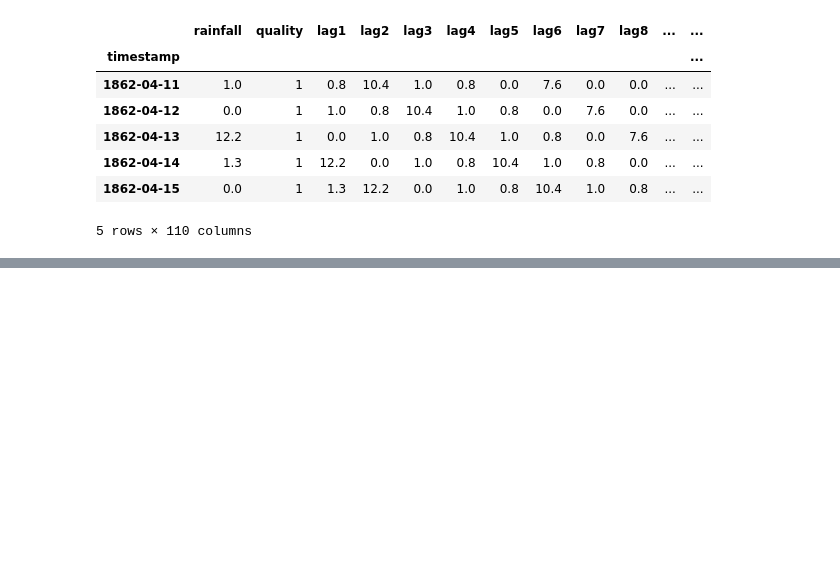
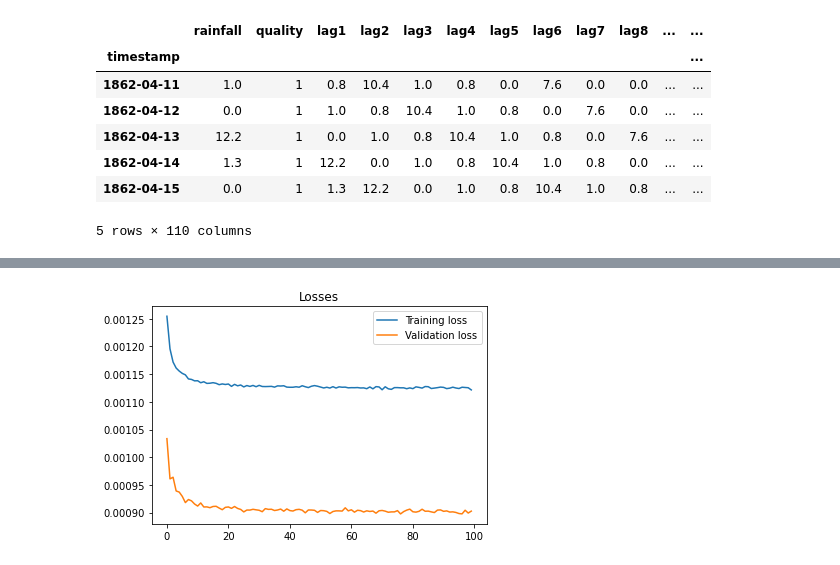
Before and after one commit to JackMcKew/jackmckew.dev, a Jupyter notebook: drafts/2022/weather-prediction-rnn/notebooks/weather-prediction-rnn.ipynb, the cells around one changed output, grey strips where cells are left out. Drawn from its saved outputs; the diff is of its cells as text; code cells hidden in the pictures; blank space fills up the shorter version.

Commit message:
Models running

```diff
--- a/drafts/2022/weather-prediction-rnn/notebooks/weather-prediction-rnn.ipynb
+++ b/drafts/2022/weather-prediction-rnn/notebooks/weather-prediction-rnn.ipynb
@@ -137,22 +137,17 @@ def train_validation_test_split(df, target_col,test_ratio):
     X_train, X_validation, y_train, y_validation = train_test_split(X_train, y_train, test_size=validation_ratio, shuffle=False)
     return X_train, X_validation, X_test, y_train, y_validation, y_test
 
-X_train, X_validation, X_test, y_train, y_validation, y_test = train_validation_test_split(df_features, 'rainfall', 0.2)
+X_train, X_validation, X_test, y_train, y_validation, y_test = train_validation_test_split(df_features, 'rainfall', TEST_RATIO)
 
 scaler = MinMaxScaler()
-def scale_features(features,type):
-    if(type == 'train'):
-        return scaler.fit_transform(features)
-    else:
-        return scaler.transform(features)
 
-X_train_scaled = scale_features(X_train, 'train')
-X_validation_scaled = scale_features(X_validation, 'validation')
-X_test_scaled = scale_features(X_test, 'test')
+X_train_scaled = scaler.fit_transform(X_train)
+X_validation_scaled = scaler.transform(X_validation)
+X_test_scaled = scaler.transform(X_test)
 
-y_train_scaled = scale_features(y_train, 'train')
-y_validation_scaled = scale_features(y_validation, 'validation')
-y_test_scaled = scale_features(y_test, 'test')
+y_train_scaled = scaler.fit_transform(y_train)
+y_validation_scaled = scaler.transform(y_validation)
+y_test_scaled = scaler.transform(y_test)
 # %%
 BATCH_SIZE = 64
 
@@ -160,9 +155,9 @@ train = torch.utils.data.TensorDataset(torch.Tensor(X_train_scaled),torch.Tensor
 validation = torch.utils.data.TensorDataset(torch.Tensor(X_validation_scaled),torch.Tensor(y_validation_scaled))
 test = torch.utils.data.TensorDataset(torch.Tensor(X_test_scaled),torch.Tensor(y_test_scaled))
 
-train_loader = torch.utils.data.DataLoader(train,batch_size=BATCH_SIZE,shuffle=False)
-validation_loader = torch.utils.data.DataLoader(validation,batch_size=BATCH_SIZE,shuffle=False)
-test_loader = torch.utils.data.DataLoader(test,batch_size=BATCH_SIZE,shuffle=False)
+train_loader = torch.utils.data.DataLoader(train,batch_size=BATCH_SIZE,shuffle=False, drop_last=True)
+validation_loader = torch.utils.data.DataLoader(validation,batch_size=BATCH_SIZE,shuffle=False, drop_last=True)
+test_loader = torch.utils.data.DataLoader(test,batch_size=BATCH_SIZE,shuffle=False, drop_last=True)
 # %%
 class RNNModel(torch.nn.Module):
     def __init__(self, input_dimension, hidden_dimension, layer_dimension, output_dimension, dropout_probability):
@@ -264,12 +259,14 @@ class Optimization:
         # Returns the loss
         return loss.item()
 
-    def train(self, train_loader, val_loader, n_epochs=50):
+    def train(self, train_loader, val_loader, batch_size=64, n_epochs=50, n_features=1):
         model_path = f'models/{self.model}_{datetime.now().strftime("%Y-%m-%d %H:%M:%S")}'
 
         for epoch in range(1, n_epochs + 1):
             batch_losses = []
             for x_batch, y_batch in train_loader:
+                x_batch = x_batch.view([batch_size, -1, n_features])
+                y_batch = y_batch
                 loss = self.train_step(x_batch, y_batch)
                 batch_losses.append(loss)
             training_loss = np.mean(batch_losses)
@@ -278,6 +275,8 @@ class Optimization:
             with torch.no_grad():
                 batch_val_losses = []
                 for x_val, y_val in val_loader:
+                    x_val = x_val.view([batch_size, -1, n_features])
+                    y_val = y_val
                     self.model.eval()
                     yhat = self.model(x_val)
                     val_loss = self.loss_fn(y_val, yhat).item()
@@ -292,11 +291,13 @@ class Optimization:
 
         torch.save(self.model.state_dict(), model_path)
 
-    def evaluate(self, test_loader):
+    def evaluate(self, test_loader, batch_size=1, n_features=1):
         with torch.no_grad():
             predictions = []
             values = []
             for x_test, y_test in test_loader:
+                x_test = x_test.view([batch_size, -1, n_features])
+                y_test = y_test
                 self.model.eval()
                 yhat = self.model(x_test)
                 predictions.append(yhat.detach().numpy())
@@ -329,14 +330,12 @@ model_params = {'input_dimension': input_dimension,
                 'output_dimension' : output_dimension,
                 'dropout_probability' : dropout}
 
-model = RNNModel(**model_params)
+model = GRUModel(**model_params)
 
 loss_fn = torch.nn.MSELoss(reduction="mean")
 optimizer = optim.Adam(model.parameters(), lr=learning_rate, weight_decay=weight_decay)
 
 opt = Optimization(model=model, loss_fn=loss_fn, optimizer=optimizer)
-opt.train(train_loader, validation_loader, n_epochs=n_epochs)
+opt.train(train_loader, validation_loader, n_epochs=n_epochs, n_features=input_dimension)
 opt.plot_losses()
-
-# predictions, values = opt.evaluate(test_loader_one, batch_size=1, n_features=input_dim)
 # %% [output]
@@ -343,0 +354 @@ RuntimeError: For unbatched 2-D input, hx should also be 2-D but got 3-D tensor
+[figure, added]
```
Also changed, not shown: parts of 6 cells of this notebook, 4 other files.
